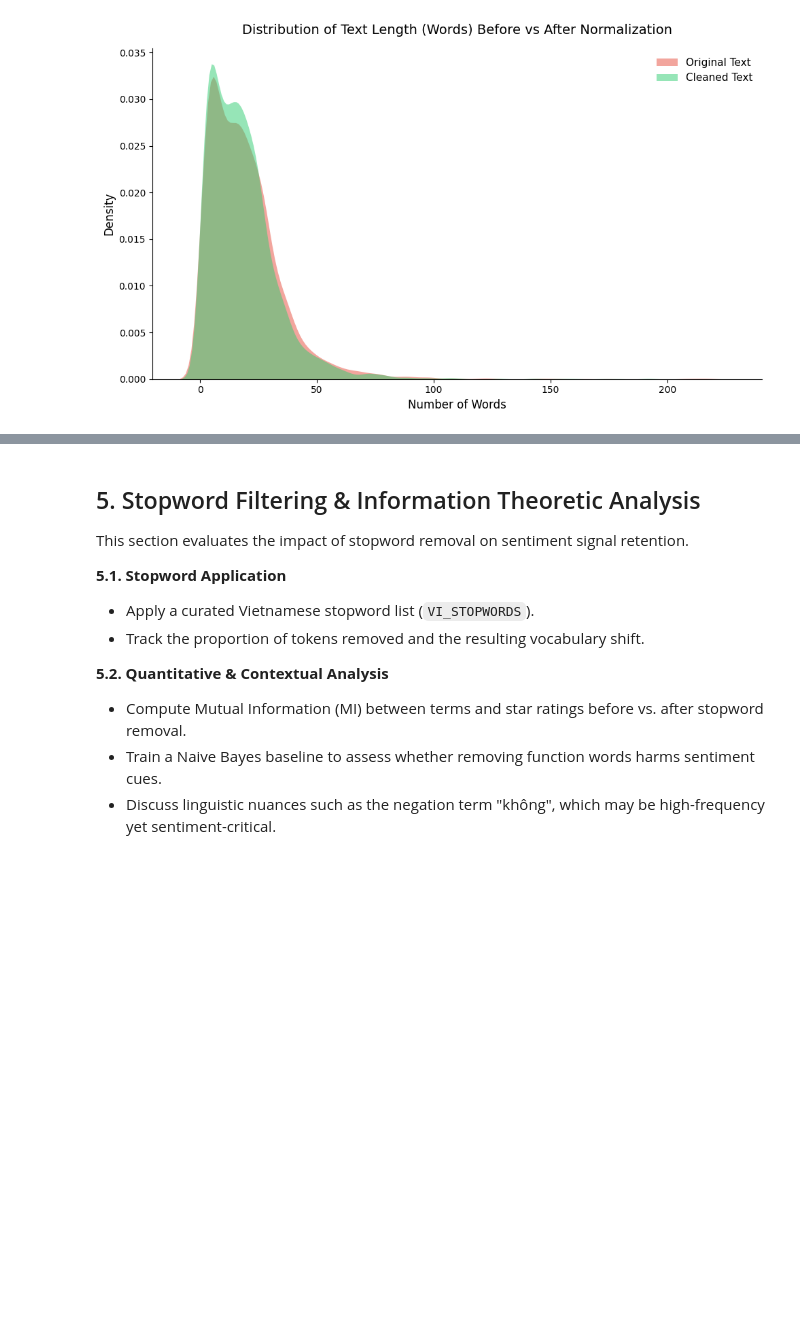
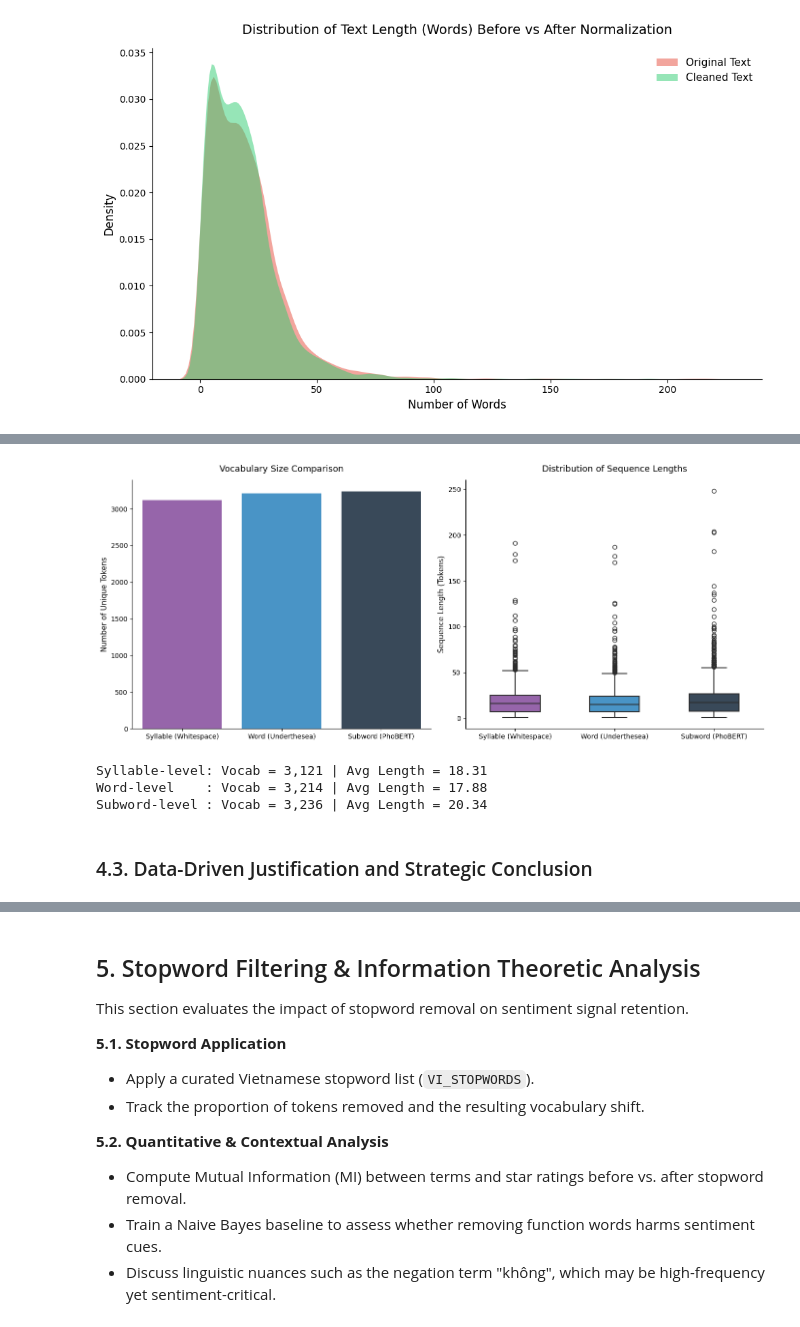
Before and after one commit to ThanhChuong12/ecommerce-review-analytics, a Jupyter notebook: notebooks/01_Data_Preprocessing_and_Labeling.ipynb, the cells around one changed output, grey strips where cells are left out. Cells and saved outputs as stored; diff of their text form; code cells hidden in the pictures; blank space fills up the shorter version.

Commit message:
experiment(tokenization): evaluate syllable, word and subword tokenization with vocabulary size, sequence length analysis and model-driven selection

```diff
--- a/notebooks/01_Data_Preprocessing_and_Labeling.ipynb
+++ b/notebooks/01_Data_Preprocessing_and_Labeling.ipynb
@@ -291,0 +329,59 @@ This section evaluates tokenization strategies tailored to Vietnamese, where sta
+# %%
+# Calculate vocabulary size (number of unique tokens) for each strategy
+vocab_syllable = len(set(token for tokens in df_sample['tokens_syllable'] for token in tokens))
+vocab_word = len(set(token for tokens in df_sample['tokens_word'] for token in tokens))
+vocab_subword = len(set(token for tokens in df_sample['tokens_subword'] for token in tokens))
+
+# Calculate sequence lengths for downstream distribution analysis
+len_syllable = df_sample['tokens_syllable'].apply(len)
+len_word = df_sample['tokens_word'].apply(len)
+len_subword = df_sample['tokens_subword'].apply(len)
+
+# Configure visualization canvas with a 1x2 subplot layout
+fig, axes = plt.subplots(1, 2, figsize=(14, 6))
+
+labels = ['Syllable (Whitespace)', 'Word (Underthesea)', 'Subword (PhoBERT)']
+colors = ["#9b59b6", "#3498db", "#34495e"]
+
+# Subplot 1: Vocabulary Size Comparison (Fixed hue warning)
+sns.barplot(x=labels, y=[vocab_syllable, vocab_word, vocab_subword], ax=axes[0], hue=labels, palette=colors, legend=False)
+axes[0].set_title("Vocabulary Size Comparison", fontsize=13, pad=12)
+axes[0].set_ylabel("Number of Unique Tokens", fontsize=11)
+sns.despine(ax=axes[0], top=True, right=True)
+
+# Subplot 2: Sequence Length Distribution (Fixed hue warning)
+plot_data = pd.DataFrame({
+    'Length': np.concatenate([len_syllable, len_word, len_subword]),
+    'Method': np.repeat(labels, [len(len_syllable), len(len_word), len(len_subword)])
+})
+
+sns.boxplot(
+    x='Method',
+    y='Length',
+    data=plot_data,
+    ax=axes[1],
+    hue='Method',
+    palette=colors,
+    width=0.5,
+    linewidth=1.5,
+    legend=False
+)
+axes[1].set_title("Distribution of Sequence Lengths", fontsize=13, pad=12)
+axes[1].set_ylabel("Sequence Length (Tokens)", fontsize=11)
+axes[1].set_xlabel("")
+sns.despine(ax=axes[1], top=True, right=True)
+
+plt.tight_layout()
+plt.show()
+
+# Output quantitative metrics
+print(f"Syllable-level: Vocab = {vocab_syllable:,} | Avg Length = {len_syllable.mean():.2f}")
+print(f"Word-level    : Vocab = {vocab_word:,} | Avg Length = {len_word.mean():.2f}")
+print(f"Subword-level : Vocab = {vocab_subword:,} | Avg Length = {len_subword.mean():.2f}")
+# %% [output]
+[figure, added]
+Syllable-level: Vocab = 3,121 | Avg Length = 18.31
+Word-level    : Vocab = 3,214 | Avg Length = 17.88
+Subword-level : Vocab = 3,236 | Avg Length = 20.34
+# %% [markdown]
+### 4.3. Data-Driven Justification and Strategic Conclusion
```
Also changed, not shown: parts of 14 cells of this notebook.
